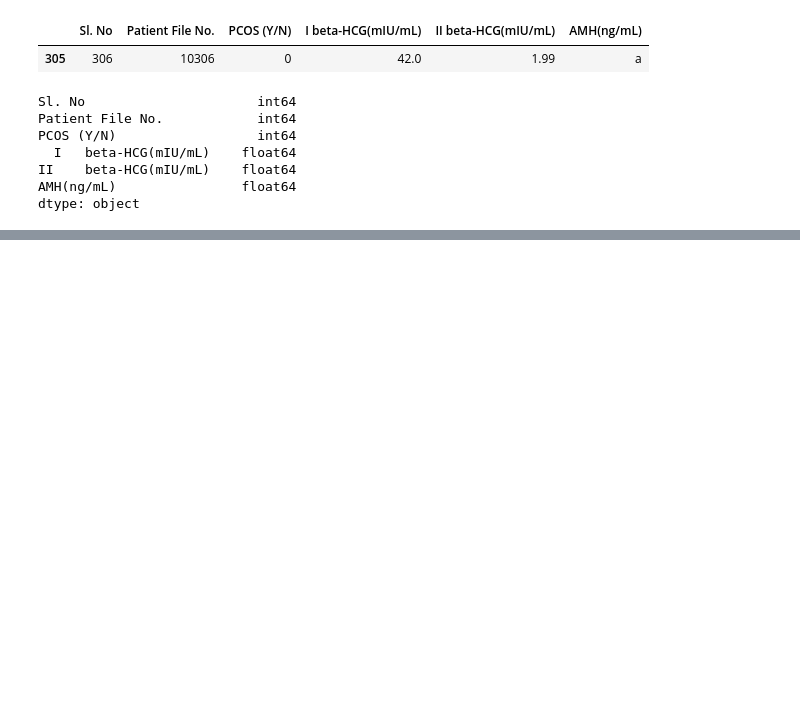
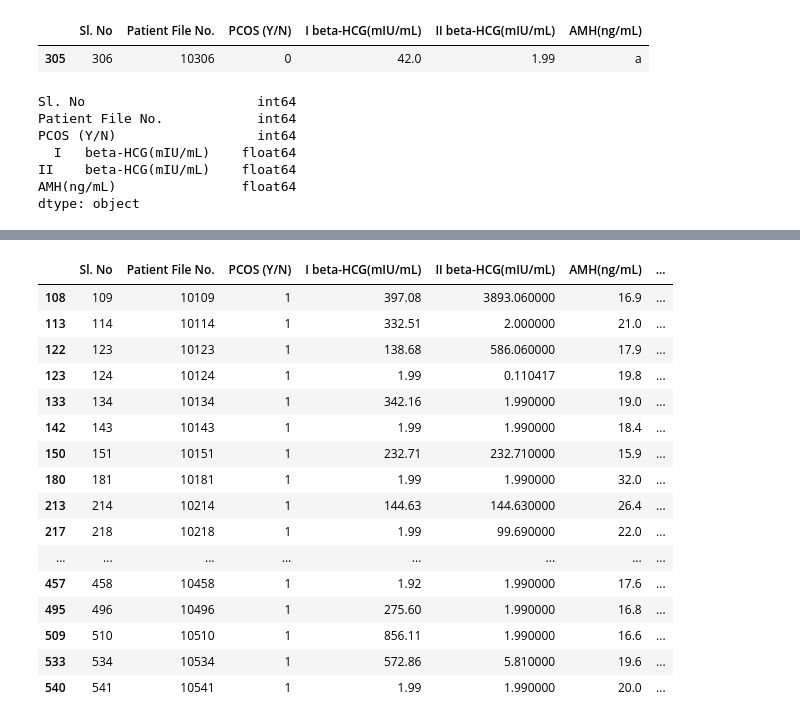
Before and after one commit to Pujakadayat/pcos-detection-ml, a Jupyter notebook: pcos_detection.ipynb, the cells around one changed output, grey strips where cells are left out. Drawn from its saved outputs; the diff is of its cells as text; code cells hidden in the pictures; blank space fills up the shorter version.

```diff
--- a/pcos_detection.ipynb
+++ b/pcos_detection.ipynb
@@ -92,0 +141,20 @@ dtype: object
+# %%
+df[(df['PCOS (Y/N)'] == 1) & (df['AMH(ng/mL)'] > 15)]
+# %% [output]
+|  | Sl. No | Patient File No. | PCOS (Y/N) | I beta-HCG(mIU/mL) | II beta-HCG(mIU/mL) | AMH(ng/mL) | ... |
+| 108 | 109 | 10109 | 1 | 397.08 | 3893.060000 | 16.9 | ... |
+| 113 | 114 | 10114 | 1 | 332.51 | 2.000000 | 21.0 | ... |
+| 122 | 123 | 10123 | 1 | 138.68 | 586.060000 | 17.9 | ... |
+| 123 | 124 | 10124 | 1 | 1.99 | 0.110417 | 19.8 | ... |
+| 133 | 134 | 10134 | 1 | 342.16 | 1.990000 | 19.0 | ... |
+| 142 | 143 | 10143 | 1 | 1.99 | 1.990000 | 18.4 | ... |
+| 150 | 151 | 10151 | 1 | 232.71 | 232.710000 | 15.9 | ... |
+| 180 | 181 | 10181 | 1 | 1.99 | 1.990000 | 32.0 | ... |
+| 213 | 214 | 10214 | 1 | 144.63 | 144.630000 | 26.4 | ... |
+| 217 | 218 | 10218 | 1 | 1.99 | 99.690000 | 22.0 | ... |
+| ... | ... | ... | ... | ... | ... | ... | ... |
+| 457 | 458 | 10458 | 1 | 1.92 | 1.990000 | 17.6 | ... |
+| 495 | 496 | 10496 | 1 | 275.60 | 1.990000 | 16.8 | ... |
+| 509 | 510 | 10510 | 1 | 856.11 | 1.990000 | 16.6 | ... |
+| 533 | 534 | 10534 | 1 | 572.86 | 5.810000 | 19.6 | ... |
+| 540 | 541 | 10541 | 1 | 1.99 | 1.990000 | 20.0 | ... |
```
Also changed, not shown: parts of 13 cells of this notebook.
